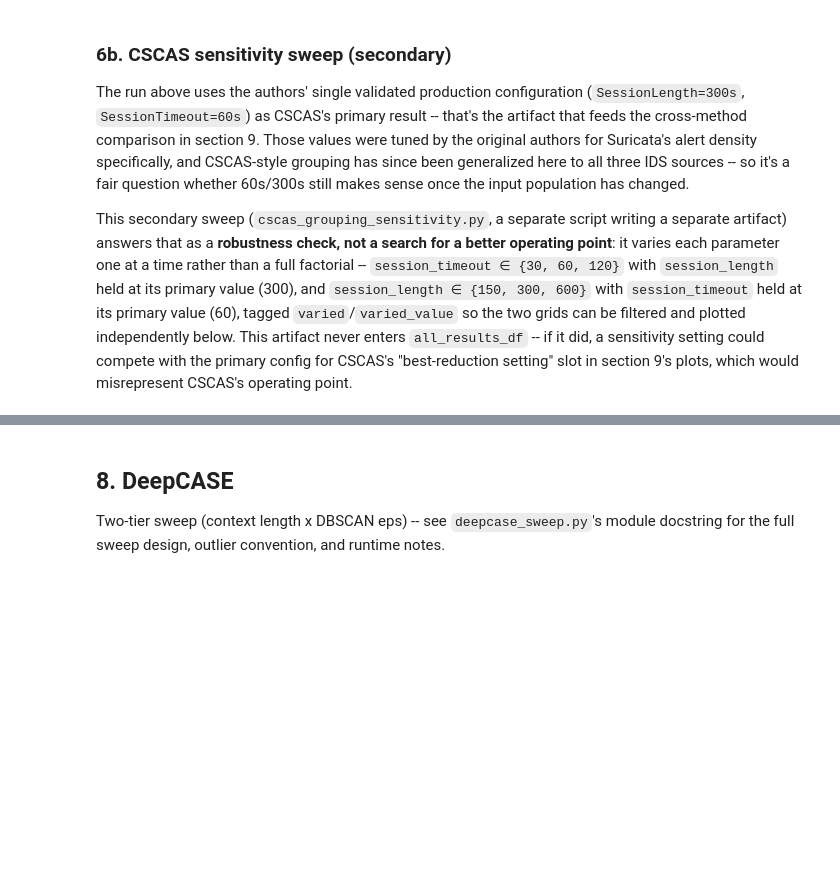
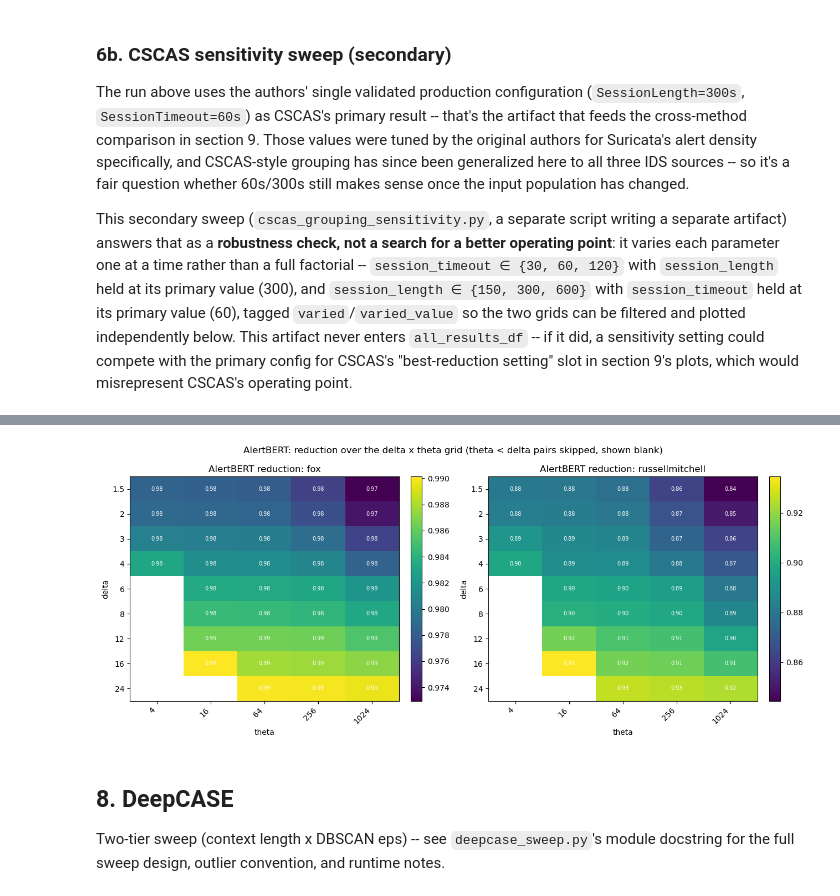
Before and after one commit to annaneliaa/msc-thesis, a Jupyter notebook: src/thesis/notebooks/baselines/grouping_comparison.ipynb, the cells around one changed output, grey strips where cells are left out. Drawn from its saved outputs; the diff is of its cells as text; code cells hidden in the pictures; blank space fills up the shorter version.

```diff
--- a/src/thesis/notebooks/baselines/grouping_comparison.ipynb
+++ b/src/thesis/notebooks/baselines/grouping_comparison.ipynb
@@ -88,6 +93,13 @@ if "deepcase" in results_dfs:
     results_dfs["deepcase"]["eps"] = (
         results_dfs["deepcase"]["param"].str.extract(r"eps=([\d.]+)").astype(float)
     )
+if "alertbert" in results_dfs:
+    results_dfs["alertbert"]["delta"] = (
+        results_dfs["alertbert"]["param"].str.extract(r"d=([\d.]+)").astype(float)
+    )
+    results_dfs["alertbert"]["theta"] = (
+        results_dfs["alertbert"]["param"].str.extract(r"t=([\d.]+)").astype(float)
+    )
 
 all_results_df = (
     pd.concat(results_dfs.values(), ignore_index=True) if results_dfs else pd.DataFrame()
@@ -285,3 +306,42 @@ rows feed directly into section 9's cross-method comparison.
+# %%
+alertbert_df = results_dfs.get("alertbert")
+if alertbert_df is None:
+    print("[skip] alertbert not loaded -- run alertbert_sweep.py first")
+else:
+    # Diagnostic plot: reduction over the full delta x theta grid, one
+    # heatmap per scenario -- a genuine 2-parameter sweep, so a heatmap
+    # shows it more directly than a line plot would (contrast with the
+    # CSCAS sensitivity sweep in 6b, which is deliberately one-at-a-time,
+    # not a real 2D grid, so line plots were the right choice there instead).
+    scenarios = sorted(alertbert_df["scenario"].unique())
+    deltas = sorted(alertbert_df["delta"].unique())
+    thetas = sorted(alertbert_df["theta"].unique())
+
+    fig, axes = plt.subplots(1, len(scenarios), figsize=(6.5 * len(scenarios), 5.5), squeeze=False)
+    for ax, scenario in zip(axes[0], scenarios):
+        scen_df = alertbert_df[alertbert_df["scenario"] == scenario]
+        pivot = scen_df.pivot(index="delta", columns="theta", values="reduction")
+        pivot = pivot.reindex(index=deltas, columns=thetas)
+        im = ax.imshow(pivot.values, cmap="viridis", aspect="auto")
+        for i in range(pivot.shape[0]):
+            for j in range(pivot.shape[1]):
+                val = pivot.values[i, j]
+                if not np.isnan(val):
+                    ax.text(j, i, f"{val:.2f}", ha="center", va="center", fontsize=7, color="white")
+        ax.set_xticks(range(len(thetas)))
+        ax.set_xticklabels([f"{t:g}" for t in thetas], rotation=45, ha="right")
+        ax.set_yticks(range(len(deltas)))
+        ax.set_yticklabels([f"{d:g}" for d in deltas])
+        ax.set_xlabel("theta")
+        ax.set_ylabel("delta")
+        ax.set_title(f"AlertBERT reduction: {scenario}")
+        plt.colorbar(im, ax=ax, fraction=0.046, pad=0.04)
+
+    fig.suptitle("AlertBERT: reduction over the delta x theta grid (theta < delta pairs skipped, shown blank)")
+    plt.tight_layout()
+    plt.show()
+# %% [output]
+[figure, added]
 # %% [markdown]
 ## 8. DeepCASE
 
```
Also changed, not shown: parts of 22 cells of this notebook, 16 other files.
